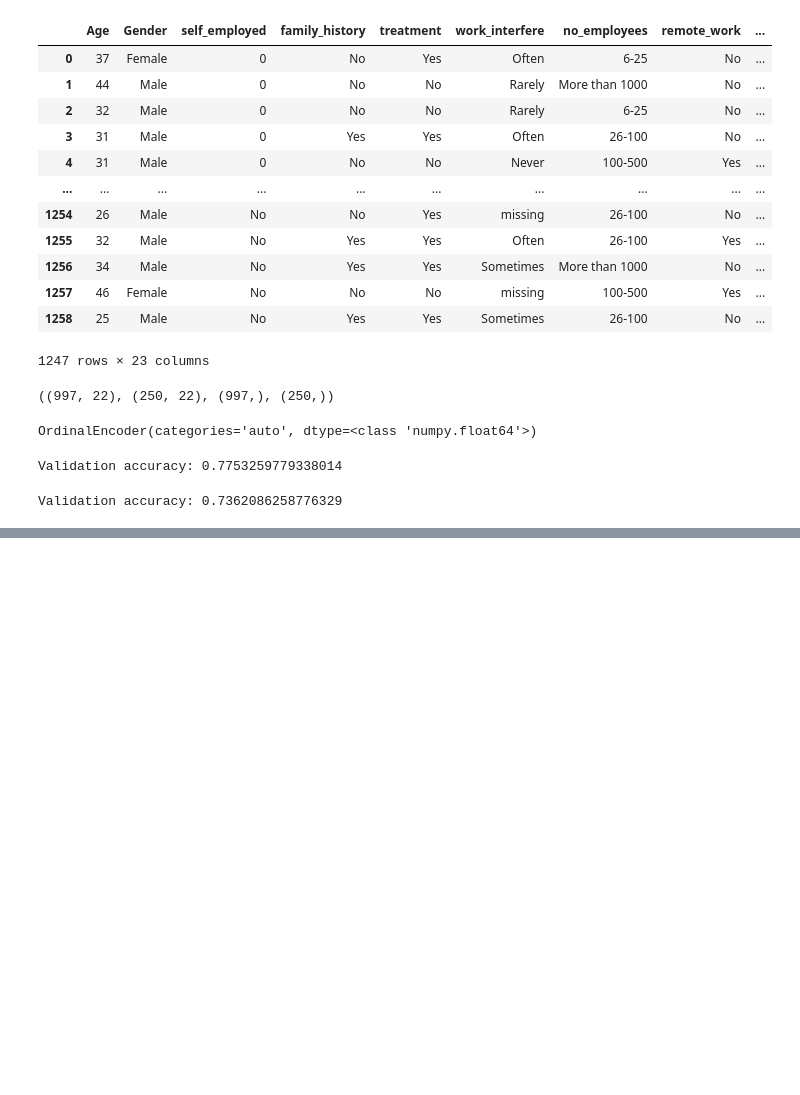
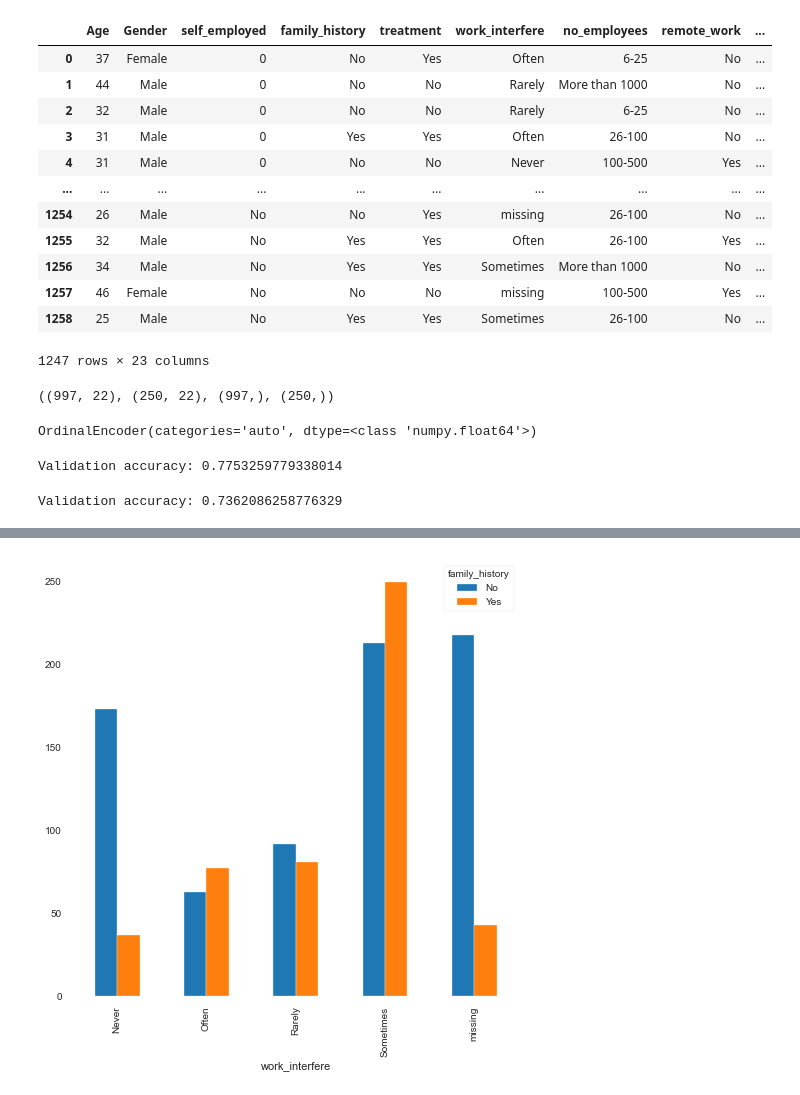
Before and after one commit to rawalk/Build_2, a Jupyter notebook: Untitled.ipynb, the cells around one changed output, grey strips where cells are left out. Cells and saved outputs as stored; diff of their text form; code cells hidden in the pictures; blank space fills up the shorter version.

```diff
--- a/Untitled.ipynb
+++ b/Untitled.ipynb
@@ -414,0 +475,4 @@ Validation accuracy: 0.7362086258776329
+# %%
+plot_stack(build_d['work_interfere'], build_d['family_history'])
+# %% [output]
+[figure, added]
```
Also changed, not shown: parts of 14 cells of this notebook.
